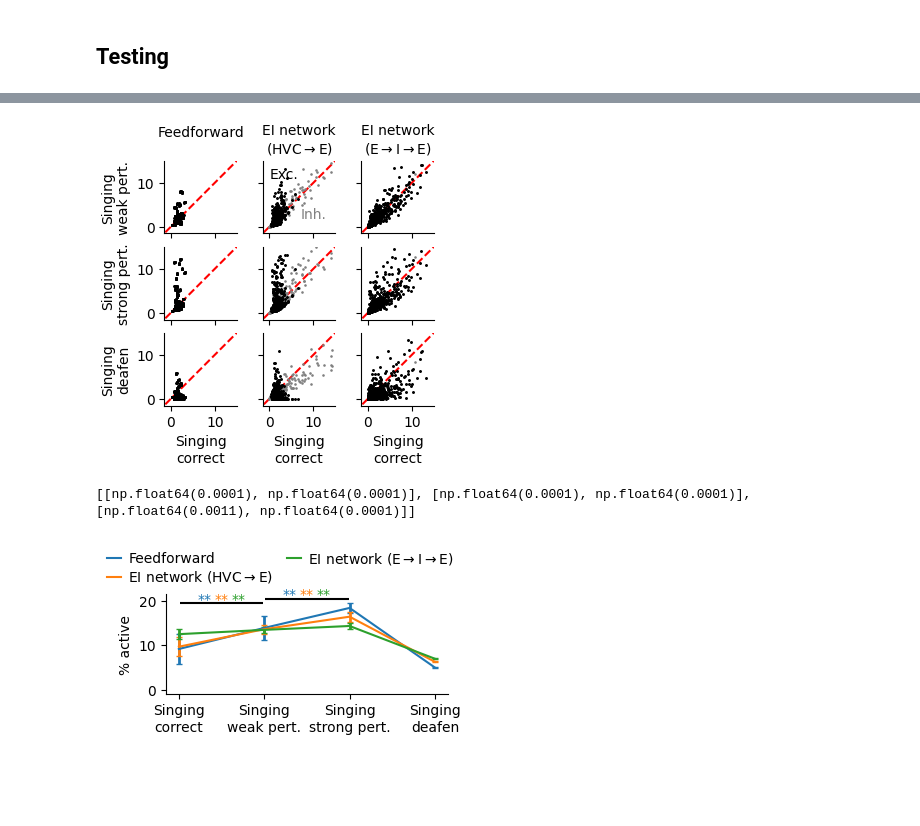
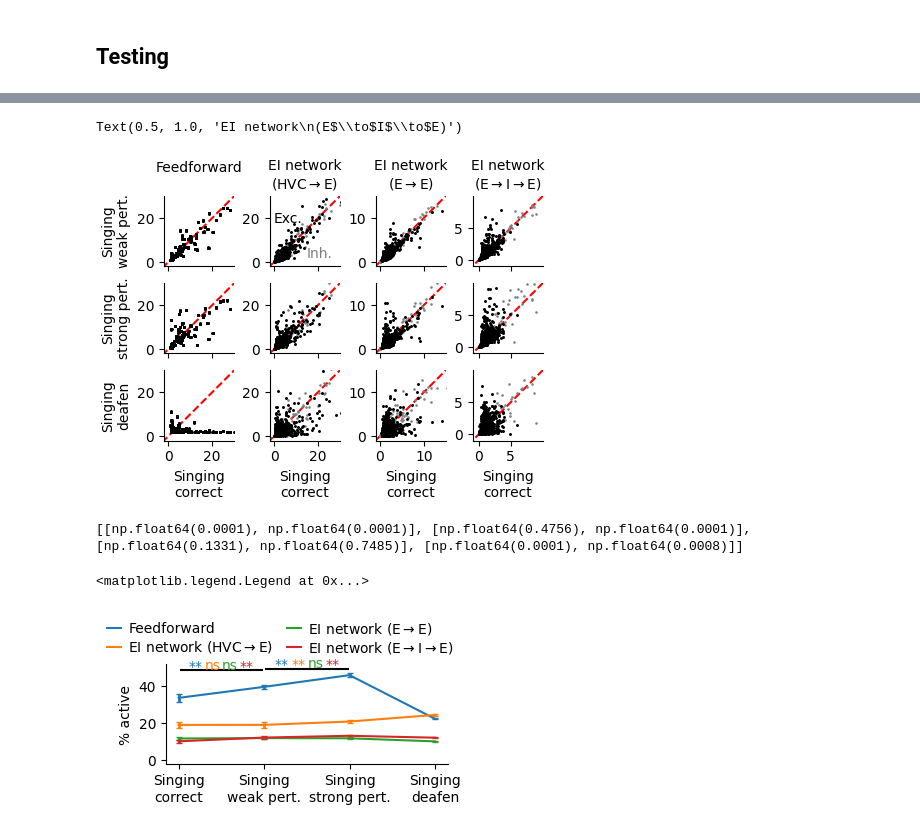
Before and after one commit to gongziyida/vocal-error-network, a Jupyter notebook: learn_real_test.ipynb, the cells around one changed output, grey strips where cells are left out. Drawn from its saved outputs; the diff is of its cells as text; code cells hidden in the pictures; blank space fills up the shorter version.

```diff
--- a/learn_real_test.ipynb
+++ b/learn_real_test.ipynb
@@ -40,12 +29,11 @@ phi = lambda x: rEmax/2 * (1 + erf((x - thFF) / (np.sqrt(2) * slope)))
 # %%
-netFF, netEI, netEIrec, aud_mapping = load_models('results/', AUD_MAP_TYPE, REC_PLASTICITY,
-                                                  HVC_COND, TID)
-netFF.phiE = phi
-netEI.phiE, netEI.phiI = phiE, phiI
-netEIrec.phiE, netEIrec.phiI = phiE, phiI
+# netFF, netEI, netEIrec, aud_mapping = load_models('results/', AUD_MAP_TYPE, REC_PLASTICITY,
+#                                                   HVC_COND, TID)
+netFF, netEI, netEIrecEE, netEIrecEI, aud_mapping = load_models('results/', AUD_MAP_TYPE,
+                                                                REC_PLASTICITY, HVC_COND, TID)
 # %%
 fname = 'realistic_auditory_processing/learned_song_responses.npz'
-aud_real, _ = read_realistic_input(fname, NE, mean=2, scale=3, mapping=aud_mapping, mapping_args=None)
+aud_real, _ = read_realistic_input(fname, NE, mean=0, scale=2, mapping=aud_mapping, mapping_args=None)
 fig, ax = plt.subplots(1, figsize=(2,2))
 ax.imshow(aud_mapping[:10,:60], interpolation='none', aspect='auto')
 ax.set(ylabel='auditory input neuron', xlabel='excitatory neuron')
@@ -81,7 +69,7 @@ cases = ('ctrl', 'pert_weak', 'pert_strong', 'deaf', 'playback')
 hE0 = rng.normal(loc=-10, scale=0.5, size=NE)
 hI0 = rng.normal(loc=-1, scale=0.5, size=NI)
 # 3 lists for 3 models
-res = {k: [np.zeros((N_test_rend,T_pre+T_rend,NE+i)) for i in (0,NI,NI)] for k in cases}
+res = {k: [np.zeros((N_test_rend,T_pre+T_rend,NE+i)) for i in (0,NI,NI,NI)] for k in cases}
 for k, a in zip(cases, (aud_ctrl, aud_pert_weak, aud_pert_strong, aud_ctrl*0, aud_ctrl)):
     for i in tqdm(range(a.shape[0])): # for each case, enumerate over songs
         rH_ = rH[:T_test] if k != 'playback' else rH[:T_test]*0
@@ -89,12 +77,13 @@ for k, a in zip(cases, (aud_ctrl, aud_pert_weak, aud_pert_strong, aud_ctrl*0, au
                     noise_strength=1, no_progress_bar=True)
         res[k][0][i] = np.hstack(netFF.sim(hE0, **args)[:1])[T_burn-T_pre:]
         res[k][1][i] = np.hstack(netEI.sim(hE0, hI0, **args)[:2])[T_burn-T_pre:]
-        res[k][2][i] = np.hstack(netEIrec.sim(hE0, hI0, **args)[:2])[T_burn-T_pre:]
+        res[k][2][i] = np.hstack(netEIrecEE.sim(hE0, hI0, **args)[:2])[T_burn-T_pre:]
+        res[k][3][i] = np.hstack(netEIrecEI.sim(hE0, hI0, **args)[:2])[T_burn-T_pre:]
 # %%
 i = 0
 titles = ['Singing\ncorrect', 'Singing\nweak pert.', 'Singing\nstrong pert.', 'Singing\ndeafen']
 syl = aud_real['ctrl'][:,:,PERT_T0:PERT_T1].mean(axis=(0,2))
-for l, m in enumerate(('FF', 'EI', 'EIrec')):
+for l, m in enumerate(('FF', 'EI', 'EIrecEE', 'EIrecEI')):
     _ = [res[k][l][i,:,:NE] for k in ('ctrl', 'pert_weak', 'pert_strong', 'deaf')]
     t0, t1 = int(aud_real['pert_t0'][i]) + T_pre, int(aud_real['pert_t1'][i]) + T_pre
     bos_ctrl = aud_real['ctrl'][i,:,t0:t1].mean(axis=1)
@@ -106,5 +95,5 @@ for l, m in enumerate(('FF', 'EI', 'EIrec')):
     for j in range(len(ax)-1):
         ax[j].set(xticks=[100, 250], xticklabels=[0, 150], xlabel='')
     ax[0].set(xlabel='Time (ms)')
-    fig.savefig('svg/different_models/err_response_%s_%s.svg' % (m, postfix), transparent=True)
+    # fig.savefig('svg/different_models/err_response_%s_%s.svg' % (m, postfix), transparent=True)
 # %% [output]
@@ -114,44 +104,59 @@ for l, m in enumerate(('FF', 'EI', 'EIrec')):
 # %%
-fig, ax = plt.subplots(3, 3, sharex='all', sharey='all', figsize=(3.5, 3.5))
+fig, ax = plt.subplots(3, 4, figsize=(4.5, 3.5))
 # t0, t1 = T_pre + PERT_T0, T_pre + PERT_T1
 t0, t1 = T_pre, T_pre + T_song
-for i in range(3):
+for i in range(4):
     z_ctrl = res['ctrl'][i][:,t0:t1].mean(axis=(0,1))
     for j, k in enumerate(('pert_weak', 'pert_strong', 'deaf')):
         z_pert = res[k][i][:,t0:t1].mean(axis=(0,1))
         ax[j,i].scatter(z_ctrl[NE:], z_pert[NE:], s=3, c='grey', zorder=-2)
         ax[j,i].scatter(z_ctrl[:NE], z_pert[:NE], s=5, c='k', zorder=-1)
         # ax[j,i].hist2d(z_ctrl[:NE], z_pert[:NE], bins=20, norm='log',
         #                cmap='binary', range=((0,20),(0,20)));
-        ax[j,i].plot([-3, 20], [-3,20], c='r', ls='--', zorder=-3)
-        ax[j,i].set(aspect=1, ylim=[-1.5,15], xlim=[-1.5,15],
-                    yticks=[0,10], xticks=[0,10])
+        ax[j,i].plot([-3, 50], [-3,50], c='r', ls='--', zorder=-3)
         ax[j,i].set_rasterization_zorder(0)
         ax[-1,i].set(xlabel='Singing\ncorrect')
-ax[0,1].text(0, 11, 'Exc.', c='k', zorder=1)
-ax[0,1].text(7, 2, 'Inh.', c='grey', zorder=1)
+        if i < 2:
+            ax[j,i].set(aspect=1, ylim=[-2,30], xlim=[-2,30],
+                        yticks=[0,20], xticks=[0,20])
+        elif i == 2:
+            ax[j,i].set(aspect=1, ylim=[-1,15], xlim=[-1,15],
+                        yticks=[0,10], xticks=[0,10])
+        elif i == 3:
+            ax[j,i].set(aspect=1, ylim=[-1,10], xlim=[-1,10],
+                        yticks=[0,5], xticks=[0,5])
+        if j != 2:
+            ax[j,i].set_xticklabels(['', ''])
+        # if i not in (0, 2):
+        #     ax[j,i].set_yticklabels(['', ''])
+
+ax[0,1].text(0, 18, 'Exc.', c='k', zorder=1)
+ax[0,1].text(15, 2, 'Inh.', c='grey', zorder=1)
 ax[0,0].set_ylabel('Singing\nweak pert.')
 ax[1,0].set_ylabel('Singing\nstrong pert.')
 ax[2,0].set_ylabel('Singing\ndeafen')
 ax[0,0].set_title('Feedforward\n', fontsize=10)
 ax[0,1].set_title('EI network\n(HVC$\\to$E)', fontsize=10)
-ax[0,2].set_title('EI network\n(%s)' % REC_TITLE, fontsize=10)
-fig.savefig('svg/different_models/learn_real_joint_dist_%s.svg' % postfix, dpi=200)
+ax[0,2].set_title('EI network\n(E$\\to$E)', fontsize=10)
+ax[0,3].set_title('EI network\n(E$\\to$I$\\to$E)', fontsize=10)
+# fig.savefig('svg/different_models/learn_real_joint_dist_%s.svg' % postfix, dpi=200)
 # %% [output]
+Text(0.5, 1.0, 'EI network\n(E$\\to$I$\\to$E)')
-[figure, old version]
+[figure, new version]
 # %%
 titles = ['Singing\ncorrect', 'Singing\nweak pert.', 'Singing\nstrong pert.', 'Singing\ndeafen']
 fig, ax = plt.subplots(1, figsize=(3.5, 2))
 def statistic(x, y):
     return x.mean() - y.mean()
-ls = ['Feedforward', r'EI network (HVC$\to$E)', r'EI network (%s)' % REC_TITLE]
+ls = ['Feedforward', r'EI network (HVC$\to$E)',
+      r'EI network (E$\to$E)', r'EI network (E$\to$I$\to$E)']
 pvs = []
-for i, (m, l) in enumerate(zip(('FF', 'EI', 'EIrec'), ls)):
+for i, (m, l) in enumerate(zip(('FF', 'EI', 'EIrecEE', 'EIrecEI'), ls)):
     color = 'C%d' % i
     t0, t1 = PERT_T0+T_pre, PERT_T1+T_pre
     # data = [(res[k][i][:,t0:t1,:NE].mean(axis=1)>5).mean(axis=-1)*100
     #         for k in ('ctrl', 'pert_weak', 'pert_strong', 'deaf')]
-    data = [(res[k][i][:,t0:t1,:NE]>5).mean(axis=(1,2))*100
+    data = [(res[k][i][:,t0:t1,:NE]>3).mean(axis=(1,2))*100
             for k in ('ctrl', 'pert_weak', 'pert_strong', 'deaf')]
     data = np.stack(data)
     ax.errorbar([0,1,2,3], data.mean(axis=1), yerr=data.std(axis=1),
@@ -162,17 +167,18 @@ for i, (m, l) in enumerate(zip(('FF', 'EI', 'EIrec'), ls)):
 print(pvs)
 y = ax.get_ylim()[1]-1
 ax.hlines([y, y+1], [0.01, 1.01], [0.99, 1.99], color='k')
-for i in range(3): # 3 models
+for i in range(4): # 3 models
     for j, pv in enumerate(pvs[i]):
         if pv < 0.05:
-            ax.text(j+0.5+(i-1)*0.2, y+j,
+            ax.text(j+0.5+(i-1.5)*0.2, y+j,
                     '*' if pv > 0.01 else '**', ha='center', c='C%d'%i)
         else:
-            ax.text(j+0.5+(i-1)*0.2, y+0.5+j, 'ns', ha='center', c='C%d'%i)
+            ax.text(j+0.5+(i-1.5)*0.2, y+0.5+j, 'ns', ha='center', c='C%d'%i)
 ax.set(xticks=[0,1,2,3], xticklabels=titles, ylabel='% active', title='\n$\ $\n')
 fig.legend(ncols=2)
-fig.savefig('svg/different_models/percent_active_%s.svg' % postfix)
+# fig.savefig('svg/different_models/percent_active_%s.svg' % postfix)
 # %% [output]
-[[np.float64(0.0001), np.float64(0.0001)], [np.float64(0.0001), np.float64(0.0001)], [np.float64(0.0011), np.float64(0.0001)]]
+[[np.float64(0.0001), np.float64(0.0001)], [np.float64(0.4756), np.float64(0.0001)], [np.float64(0.1331), np.float64(0.7485)], [np.float64(0.0001), np.float64(0.0008)]]
+<matplotlib.legend.Legend at 0x...>
-[figure, old version]
+[figure, new version]
 # %%
```
Also changed, not shown: parts of 6 cells of this notebook, 9 other files.
